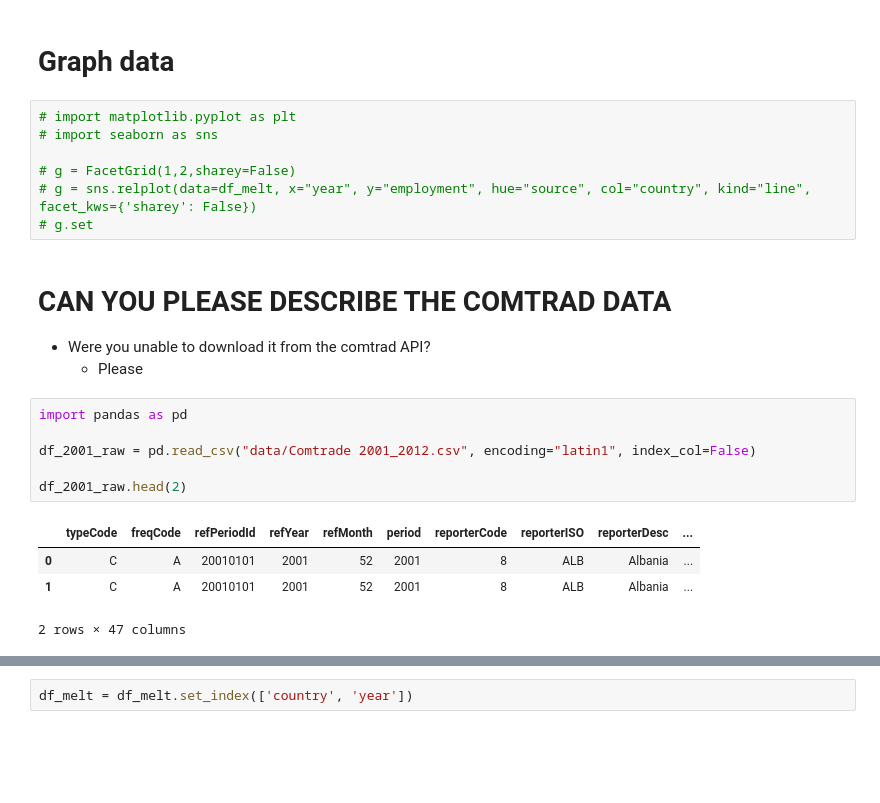
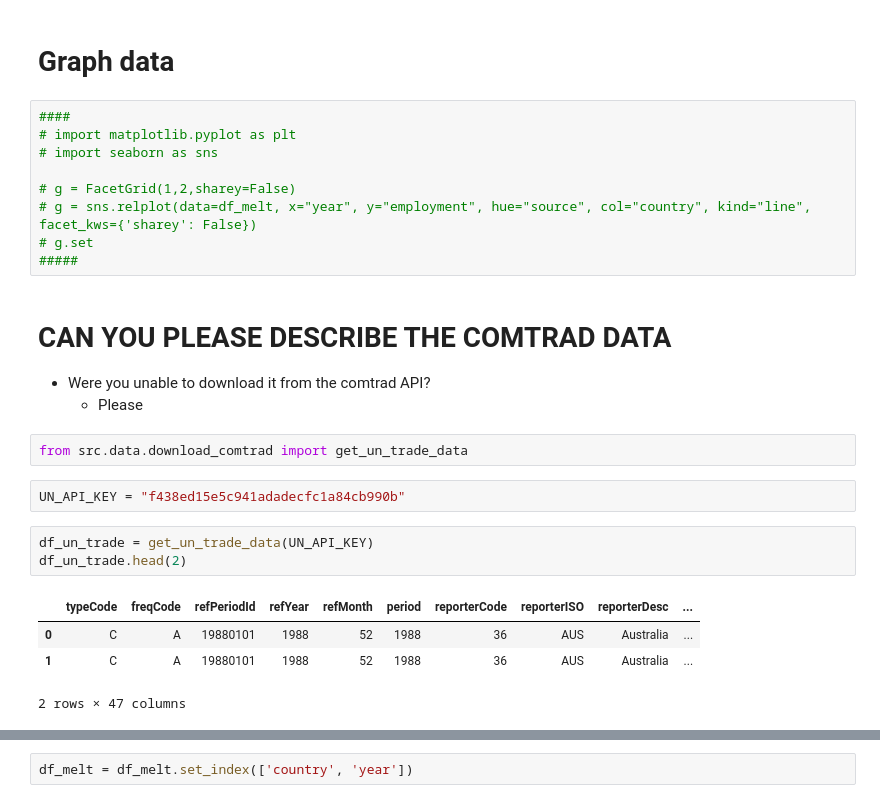
Before and after one commit to Graspp-25-Spring/graspp-25S-trade, a Jupyter notebook: notebooks/milestone_1.ipynb, the cells around one changed output, grey strips where cells are left out. Saved outputs shown, nothing was run; the diff lists cells and outputs as text; blank space fills up the shorter version.

```diff
--- a/notebooks/milestone_1.ipynb
+++ b/notebooks/milestone_1.ipynb
@@ -144,26 +151,29 @@ df_melt.head(2)
 # %% [markdown]
 # Graph data
 # %%
+####
 # import matplotlib.pyplot as plt
 # import seaborn as sns
 
 # g = FacetGrid(1,2,sharey=False)
 # g = sns.relplot(data=df_melt, x="year", y="employment", hue="source", col="country", kind="line", facet_kws={'sharey': False})
 # g.set
+#####
 # %% [markdown]
 # CAN YOU PLEASE DESCRIBE THE COMTRAD DATA
 
 - Were you unable to download it from the comtrad API?
     - Please
 # %%
-import pandas as pd
-
-df_2001_raw = pd.read_csv("data/Comtrade 2001_2012.csv", encoding="latin1", index_col=False)
-
-df_2001_raw.head(2)
+from src.data.download_comtrad import get_un_trade_data
-# %% [output]
-|  | typeCode | freqCode | refPeriodId | refYear | refMonth | period | reporterCode | reporterISO | reporterDesc | ... |
-| 0 | C | A | 20010101 | 2001 | 52 | 2001 | 8 | ALB | Albania | ... |
-| 1 | C | A | 20010101 | 2001 | 52 | 2001 | 8 | ALB | Albania | ... |
-2 rows × 47 columns
+# %%
+UN_API_KEY = "f438ed15e5c941adadecfc1a84cb990b"
+# %%
+df_un_trade = get_un_trade_data(UN_API_KEY)
+df_un_trade.head(2)
+# %% [output]
+|  | typeCode | freqCode | refPeriodId | refYear | refMonth | period | reporterCode | reporterISO | reporterDesc | ... |
+| 0 | C | A | 19880101 | 1988 | 52 | 1988 | 36 | AUS | Australia | ... |
+| 1 | C | A | 19880101 | 1988 | 52 | 1988 | 36 | AUS | Australia | ... |
+2 rows × 47 columns
 # %%
```
Also changed, not shown: parts of 13 cells of this notebook, 1 other file.
